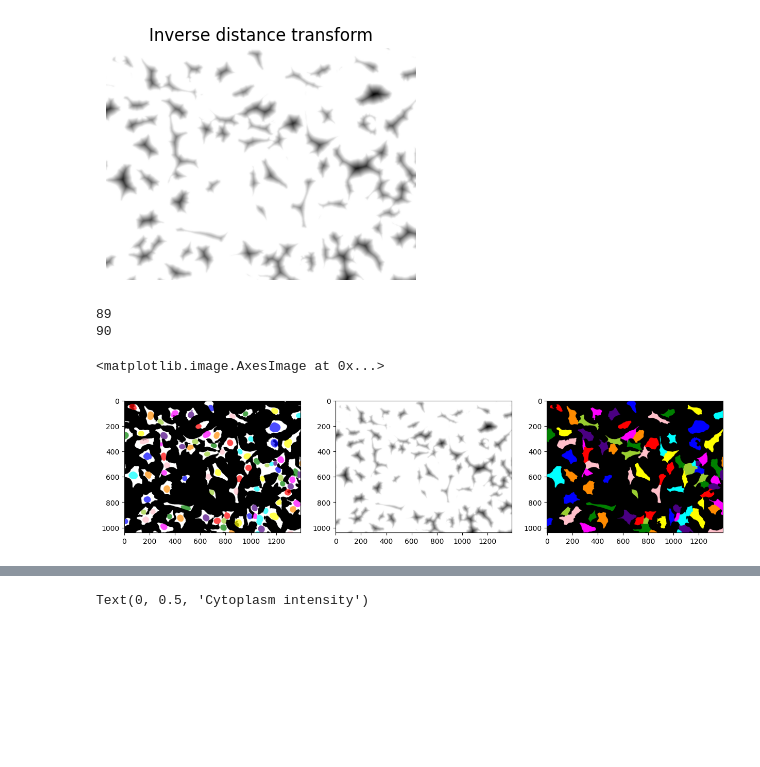
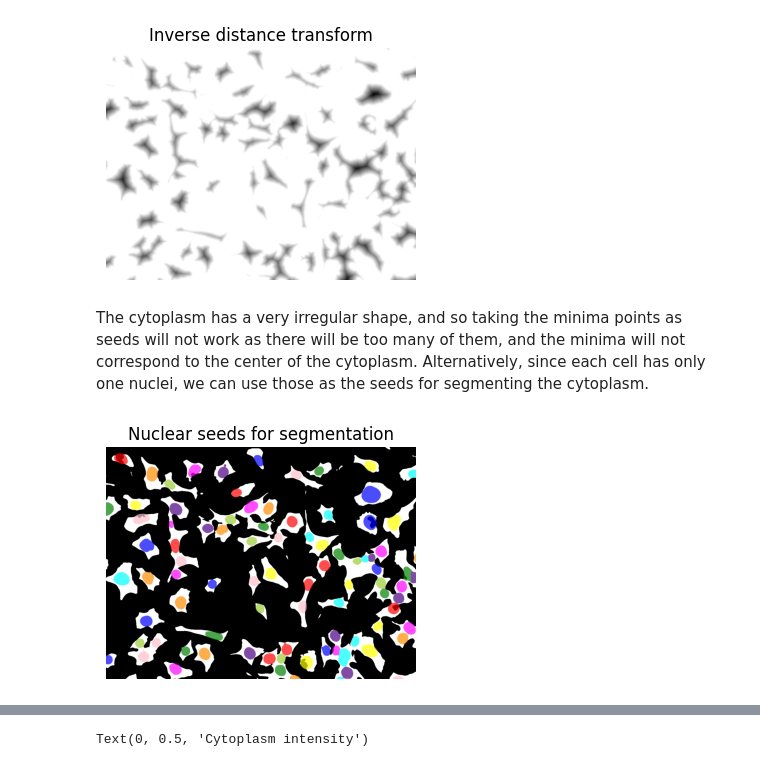
Before and after one commit to rishvanth-kp/img_analysis_with_py, a Jupyter notebook: ch7_putting_it_all_together.ipynb, the cells around one changed output, grey strips where cells are left out. Drawn from its saved outputs; the diff is of its cells as text; code cells hidden in the pictures; blank space fills up the shorter version.

```diff
--- a/in_progress/ch7_putting_it_all_together.ipynb
+++ b/ch7_putting_it_all_together.ipynb
@@ -24,8 +45,8 @@ from scipy import ndimage as ndi
 
 # Parameters
 # Defining all the parameters at the beginning of the script makes
-# it conveniet to tune them for other images
-nuc_image_path = '../data/F01_202w2.TIF'
+# it convenient to tune them for other images
+nuc_image_path = 'data/F01_202w2.TIF'
 nuc_gaussian_sigma = 2
 nuc_erosion_radius = 5
 nuc_h_minima = 1
@@ -134,13 +157,13 @@ and usiing the binary thresholded image as a mask.
 # %%
 # Watershed segmentation
-label_img = ski.segmentation.watershed(nuc_dist,
+nuc_label_img = ski.segmentation.watershed(nuc_dist,
     markers = nuc_seed_label, mask = nuc_binary)
 
 # Overlay the segmented labels for visualization
-overlay = ski.color.label2rgb(label_img, nuc_binary,
+overlay = ski.color.label2rgb(nuc_label_img, nuc_binary,
     alpha = 0.7, bg_color = None)
 
-print('Number of seeds: ' + str(label_img.max()))
+print('Number of seeds: ' + str(nuc_label_img.max()))
 
 # Plot the images
 fig, ax =  plt.subplots(1, 2, figsize = (8, 4))
@@ -163,8 +186,9 @@ Define the segmenation parameters
 # %%
-# Define the parmeter
-cyto_image_path = '../data/F01_202w1.TIF'
+# Define the parameter
+cyto_image_path = 'data/F01_202w1.TIF'
 cyto_gamma = 0.1
 cyto_gaussian_sigma = 3
+cyto_ws_compactness = 0.01
 # %% [markdown]
 Read in the input image:
 # %%
@@ -238,28 +262,19 @@ ax.set_title('Inverse distance transform')
 ax.set_axis_off()
 # %% [output]
 [figure]
-# %%
-overlay_cyto_seed = ski.color.label2rgb(
-    label_img, cyto_filled, alpha = 0.7, bg_color = None)
-
-cyto_label_img = ski.segmentation.watershed(cyto_dist, mask = cyto_filled, markers = label_img, compactness = 0.01)
-
-
-
-cyto_overlay = ski.color.label2rgb(cyto_label_img)
-print(cyto_label_img.max())
-print(len(np.unique(cyto_label_img)))
-
-# Write the manipulated image to file.
-# ski.io.imsave('../data/out.tif', cyto_label_img, check_contrast = False)
-
-# Plot the images
-fig, ax =  plt.subplots(1, 3, figsize = (15, 5))
-ax[0].imshow(overlay_cyto_seed, cmap = 'gray')
-ax[1].imshow(cyto_dist, cmap = 'gray')
-ax[2].imshow(cyto_overlay)
-# %% [output]
-89
-90
-<matplotlib.image.AxesImage at 0x...>
-[figure, removed]
+# %% [markdown]
+The cytoplasm has a very irregular shape, and so taking the minima points as
+seeds will not work as there will be too many of them, and the minima will not
+correspond to the center of the cytoplasm. Alternatively, since each cell has
+only one nuclei, we can use those as the seeds for segmenting the cytoplasm.
+# %%
+# Nuclear seeds over the cytoplasm for visualization
+overlay_cyto_seed = ski.color.label2rgb(
+    nuc_label_img, cyto_filled, alpha = 0.7, bg_color = None)
+
+fig, ax =  plt.subplots(figsize = (4, 4))
+ax.imshow(overlay_cyto_seed, cmap = 'gray')
+ax.set_title('Nuclear seeds for segmentation')
+ax.set_axis_off()
+# %% [output]
+[figure, added]
```
Also changed, not shown: parts of 20 cells of this notebook, 3 other files.
